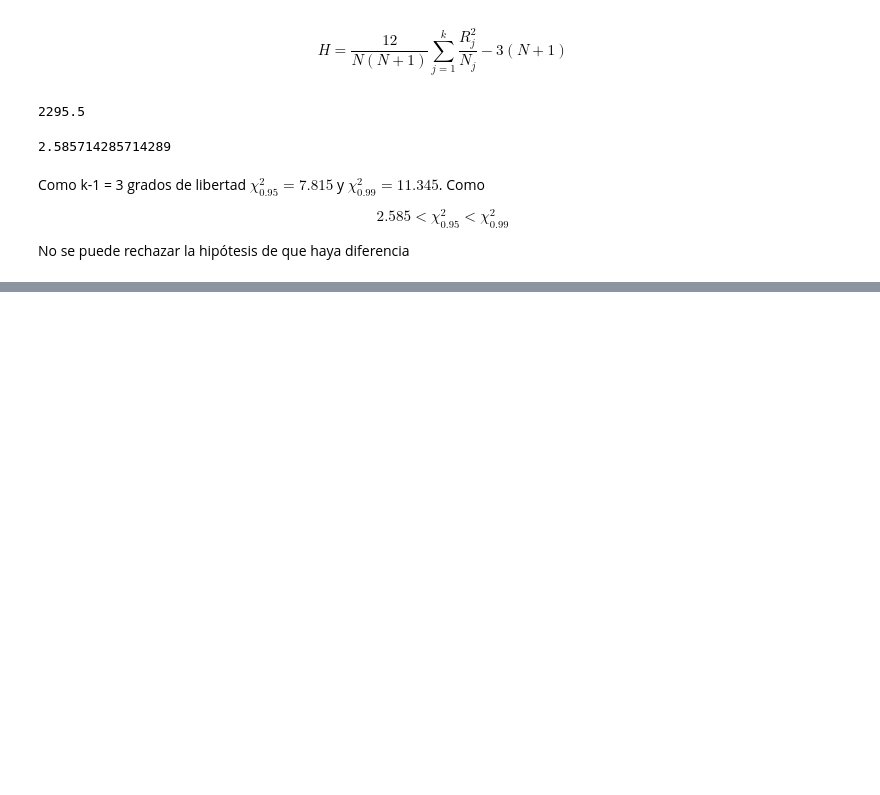
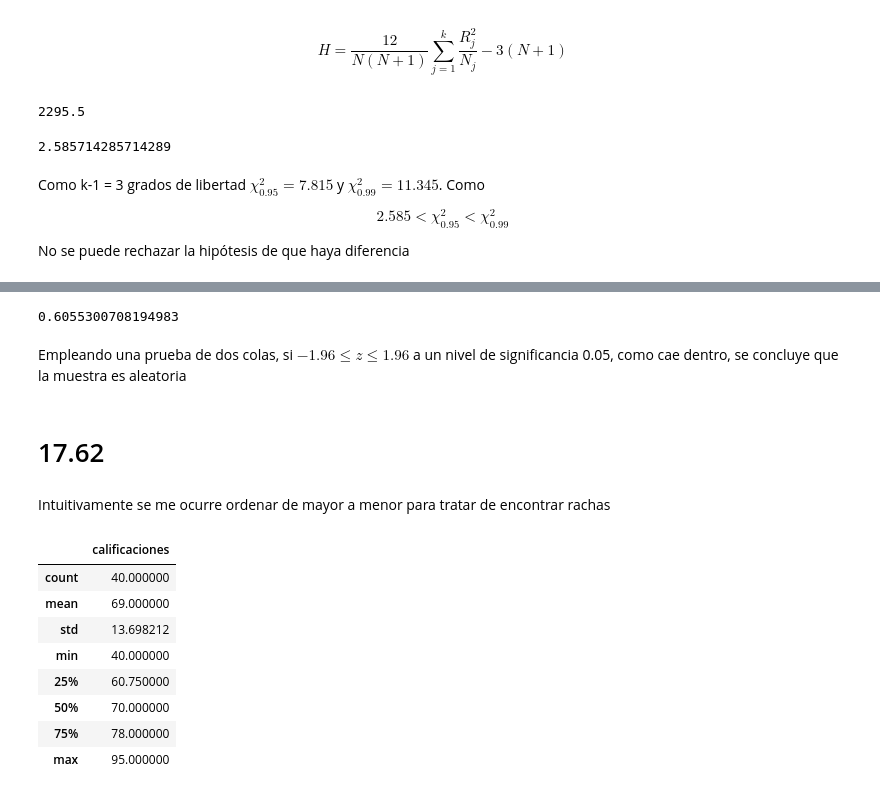
Before and after one commit to papagala/DataScienceMastersDegree, a Jupyter notebook: statistics/notebooks/4-3.ipynb, the cells around one changed output, grey strips where cells are left out. Cells and saved outputs as stored; diff of their text form; code cells hidden in the pictures; blank space fills up the shorter version.

```diff
--- a/statistics/notebooks/4-3.ipynb
+++ b/statistics/notebooks/4-3.ipynb
@@ -402,0 +491,11 @@ No se puede rechazar la hipótesis de que haya diferencia
+# %%
+z = (V_a-mu_a)/(sigma_a**.5)
+z
+# %% [output]
+0.6055300708194983
+# %% [markdown]
+Empleando una prueba de dos colas, si $-1.96 \leq z \leq 1.96$ a un nivel de significancia 0.05, como cae dentro, se concluye que la muestra es aleatoria
+# %% [markdown]
+# 17.62
+# %% [markdown]
+Intuitivamente se me ocurre ordenar de mayor a menor para tratar de encontrar rachas
@@ -402,0 +504,12 @@ No se puede rechazar la hipótesis de que haya diferencia
+# %%
+df5.describe()
+# %% [output]
+|  | calificaciones |
+| count | 40.000000 |
+| mean | 69.000000 |
+| std | 13.698212 |
+| min | 40.000000 |
+| 25% | 60.750000 |
+| 50% | 70.000000 |
+| 75% | 78.000000 |
+| max | 95.000000 |
```
Also changed, not shown: parts of 20 cells of this notebook, 2 other files.
